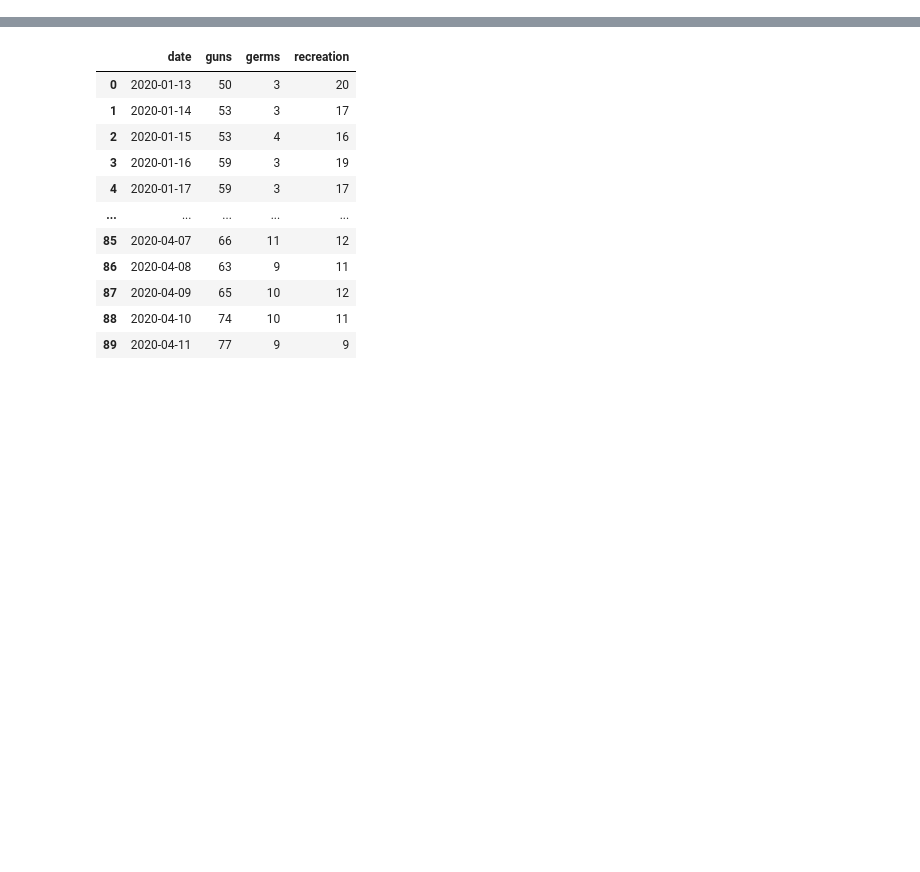
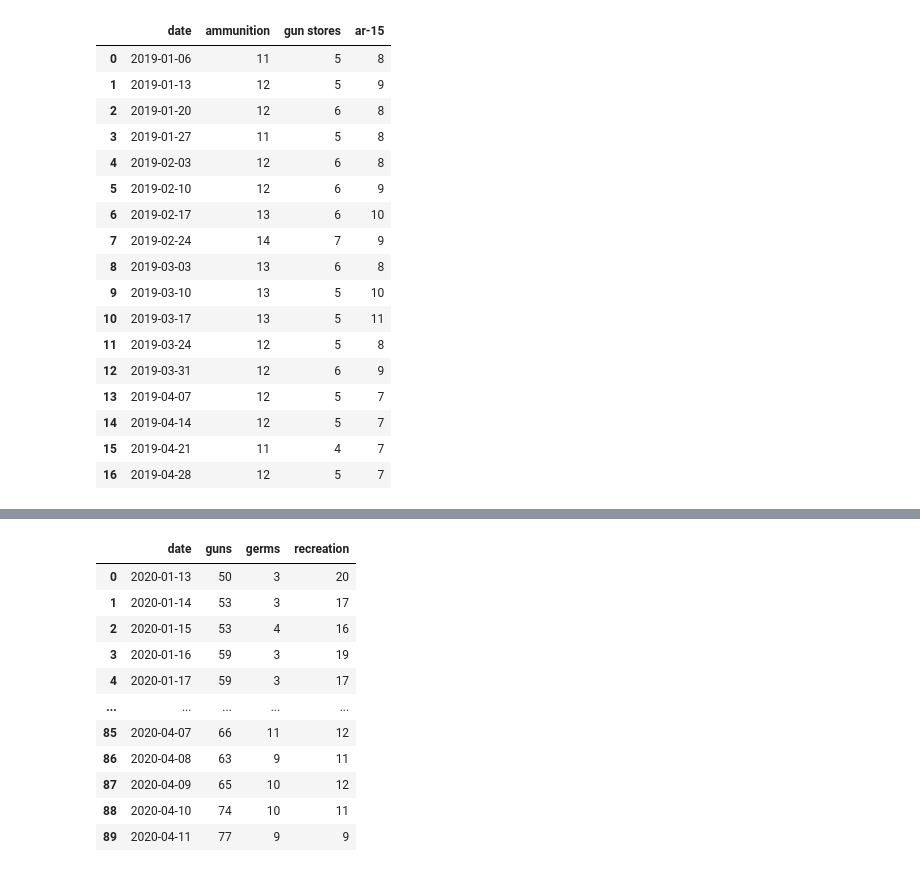
Before and after one commit to dicksonryana/project2, a Jupyter notebook: Database_stuff/cleanGoogCsvsNotebook.ipynb, the cells around one changed output, grey strips where cells are left out. Saved outputs shown, nothing was run; the diff lists cells and outputs as text; code cells hidden in the pictures; blank space fills up the shorter version.

```diff
--- a/Database_stuff/cleanGoogCsvsNotebook.ipynb
+++ b/Database_stuff/cleanGoogCsvsNotebook.ipynb
@@ -13,8 +45,27 @@ germ2020.to_csv("germ2020Clean.csv", index=False)
 # %%
 guns2019 = pd.read_csv('../goog_csvs/2019_guns.csv')
-guns2019 = guns2019[['date', 'amunition', 'gun stores', 'ar-15']]
-guns2019 = guns2019.rename(columns={"amunition": "ammunition"})
+guns2019 = guns2019[['date', 'ammunition', 'gun stores', 'ar-15']]
 guns2019.to_csv('guns2019Clean.csv', index=False)
+guns2019
+# %% [output]
+|  | date | ammunition | gun stores | ar-15 |
+| 0 | 2019-01-06 | 11 | 5 | 8 |
+| 1 | 2019-01-13 | 12 | 5 | 9 |
+| 2 | 2019-01-20 | 12 | 6 | 8 |
+| 3 | 2019-01-27 | 11 | 5 | 8 |
+| 4 | 2019-02-03 | 12 | 6 | 8 |
+| 5 | 2019-02-10 | 12 | 6 | 9 |
+| 6 | 2019-02-17 | 13 | 6 | 10 |
+| 7 | 2019-02-24 | 14 | 7 | 9 |
+| 8 | 2019-03-03 | 13 | 6 | 8 |
+| 9 | 2019-03-10 | 13 | 5 | 10 |
+| 10 | 2019-03-17 | 13 | 5 | 11 |
+| 11 | 2019-03-24 | 12 | 5 | 8 |
+| 12 | 2019-03-31 | 12 | 6 | 9 |
+| 13 | 2019-04-07 | 12 | 5 | 7 |
+| 14 | 2019-04-14 | 12 | 5 | 7 |
+| 15 | 2019-04-21 | 11 | 4 | 7 |
+| 16 | 2019-04-28 | 12 | 5 | 7 |
 # %%
 guns2020 = pd.read_csv("../goog_csvs/guns_2020.csv")
 guns2020.to_csv('guns2020Clean.csv', index=False)
```
Also changed, not shown: parts of 7 cells of this notebook, 7 other files.
